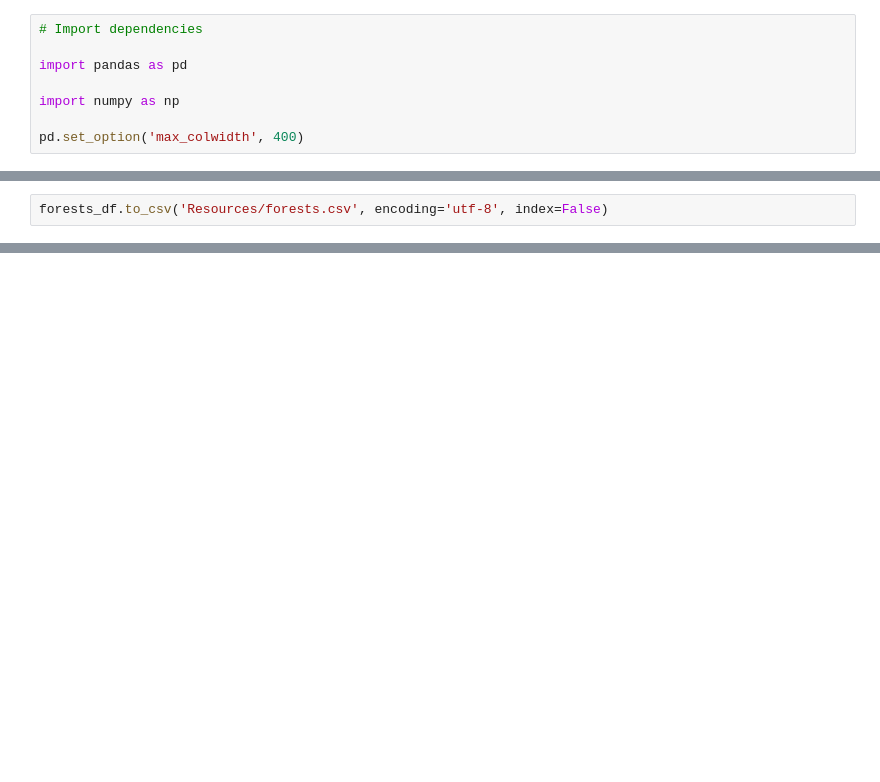
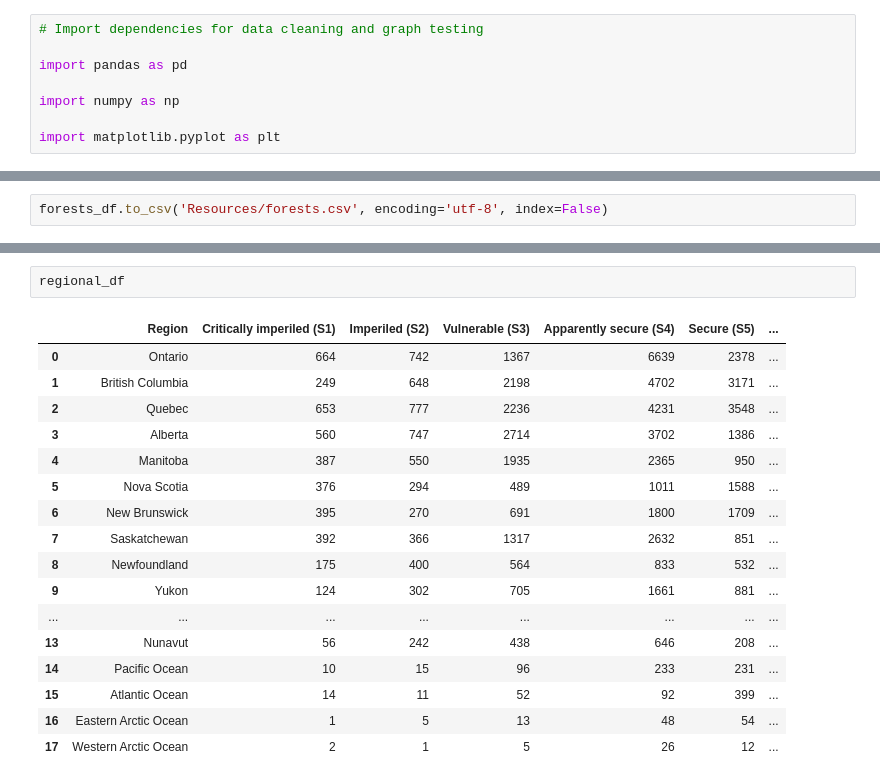
Before and after one commit to kristianrafuse/Project-3-Canadian-Biodiversity-and-Global-Forest-Decline, a Jupyter notebook: DataClean.ipynb, the cells around one changed output, grey strips where cells are left out. Cells and saved outputs as stored; diff of their text form; blank space fills up the shorter version.

```diff
--- a/DataClean.ipynb
+++ b/DataClean.ipynb
@@ -1,11 +1,11 @@
 # %%
-# Import dependencies
+# Import dependencies for data cleaning and graph testing
 
 import pandas as pd
 
 import numpy as np
 
-pd.set_option('max_colwidth', 400)
+import matplotlib.pyplot as plt
 # %%
 bird_data_df = pd.read_csv('Resources/trends-bird-populations.csv', encoding='utf-8')
 national_df = pd.read_csv('Resources/1_national.csv', encoding='utf-8', nrows=14, usecols=['Status','NatureServe status code','Number of species'])
@@ -215,0 +293,20 @@ species_df.to_json('Resources/species.json')
+# %%
+regional_df
+# %% [output]
+|  | Region | Critically imperiled (S1) | Imperiled (S2) | Vulnerable (S3) | Apparently secure (S4) | Secure (S5) | ... |
+| 0 | Ontario | 664 | 742 | 1367 | 6639 | 2378 | ... |
+| 1 | British Columbia | 249 | 648 | 2198 | 4702 | 3171 | ... |
+| 2 | Quebec | 653 | 777 | 2236 | 4231 | 3548 | ... |
+| 3 | Alberta | 560 | 747 | 2714 | 3702 | 1386 | ... |
+| 4 | Manitoba | 387 | 550 | 1935 | 2365 | 950 | ... |
+| 5 | Nova Scotia | 376 | 294 | 489 | 1011 | 1588 | ... |
+| 6 | New Brunswick | 395 | 270 | 691 | 1800 | 1709 | ... |
+| 7 | Saskatchewan | 392 | 366 | 1317 | 2632 | 851 | ... |
+| 8 | Newfoundland | 175 | 400 | 564 | 833 | 532 | ... |
+| 9 | Yukon | 124 | 302 | 705 | 1661 | 881 | ... |
+| ... | ... | ... | ... | ... | ... | ... | ... |
+| 13 | Nunavut | 56 | 242 | 438 | 646 | 208 | ... |
+| 14 | Pacific Ocean | 10 | 15 | 96 | 233 | 231 | ... |
+| 15 | Atlantic Ocean | 14 | 11 | 52 | 92 | 399 | ... |
+| 16 | Eastern Arctic Ocean | 1 | 5 | 13 | 48 | 54 | ... |
+| 17 | Western Arctic Ocean | 2 | 1 | 5 | 26 | 12 | ... |
```
Also changed, not shown: parts of 15 cells of this notebook, 5 other files.
